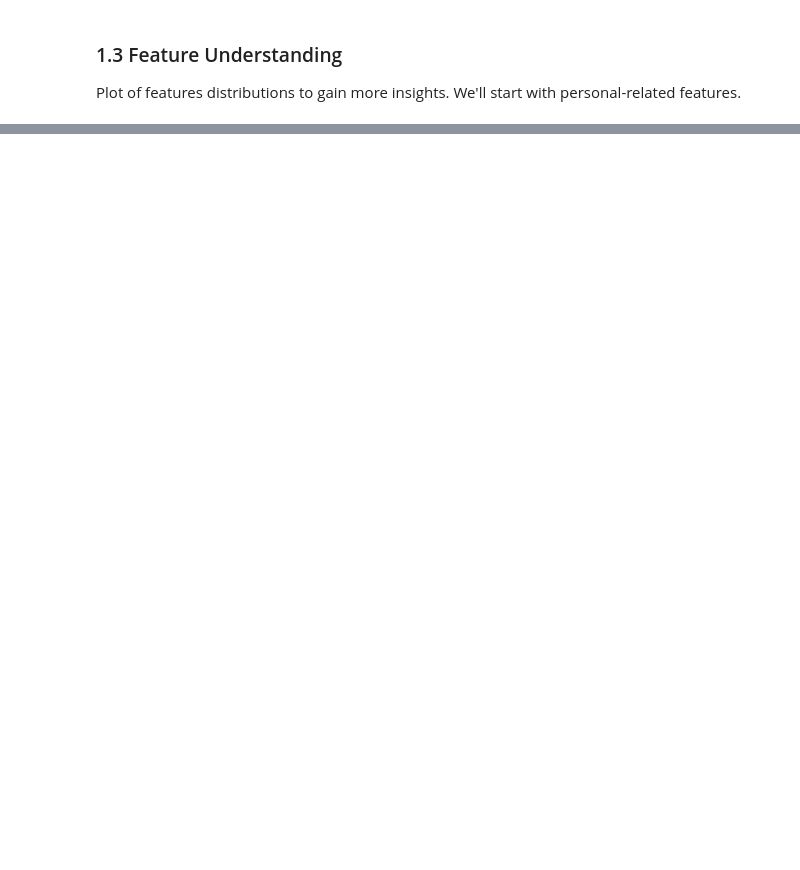
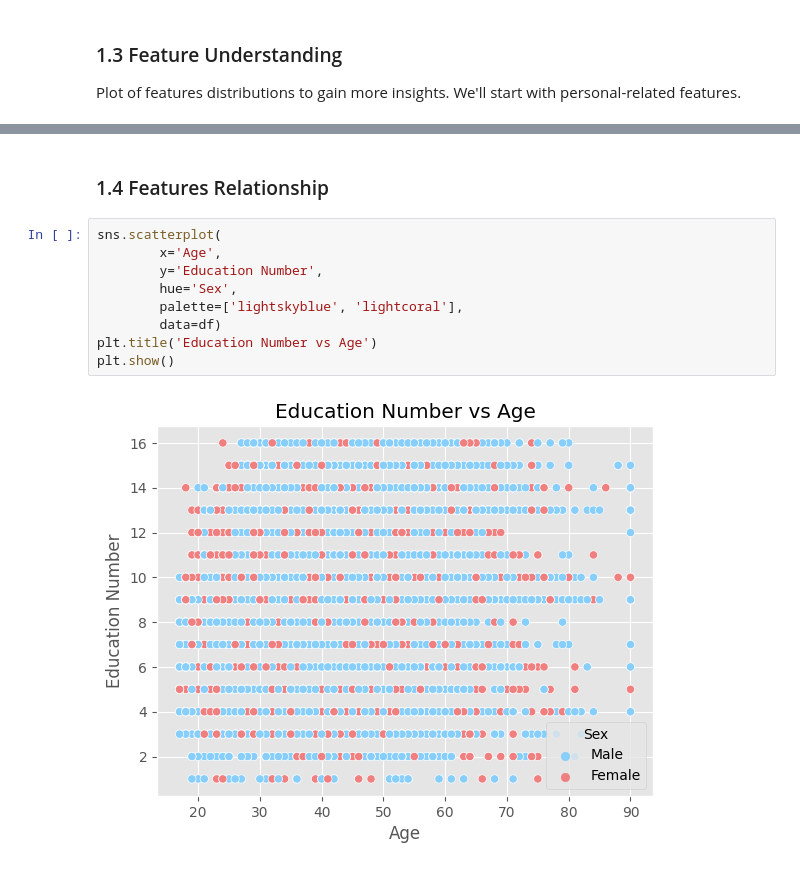
Before and after one commit to henriquefukushima/PMR3508, a Jupyter notebook: pmr3508-2024-70.ipynb, the cells around one changed output, grey strips where cells are left out. Cells and saved outputs as stored; diff of their text form; blank space fills up the shorter version.

```diff
--- a/pmr3508-2024-70.ipynb
+++ b/pmr3508-2024-70.ipynb
@@ -233,0 +305,13 @@ plt.figure(figsize=())
+# %% [markdown]
+### 1.4 Features Relationship
+# %%
+sns.scatterplot(
+        x='Age',
+        y='Education Number',
+        hue='Sex',
+        palette=['lightskyblue', 'lightcoral'],
+        data=df)
+plt.title('Education Number vs Age')
+plt.show()
+# %% [output]
+[figure, added]
```
Also changed, not shown: parts of 26 cells of this notebook.
